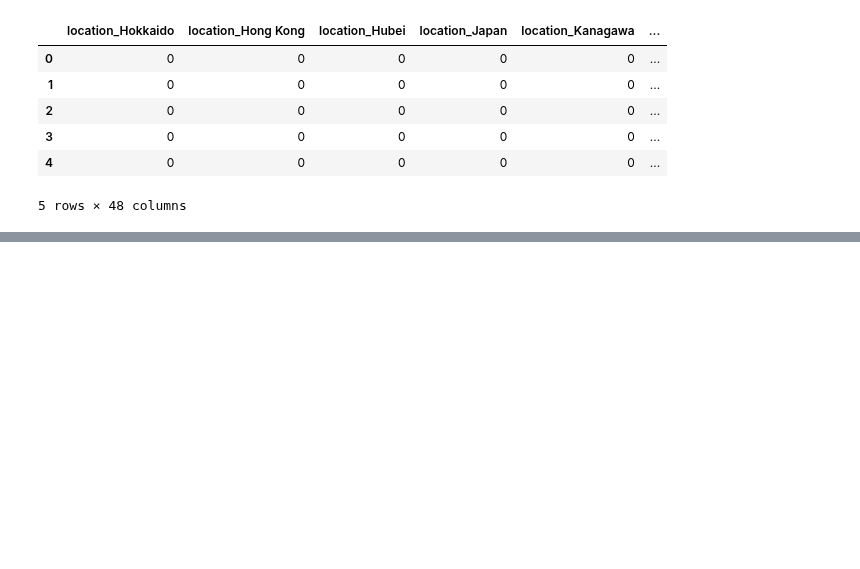
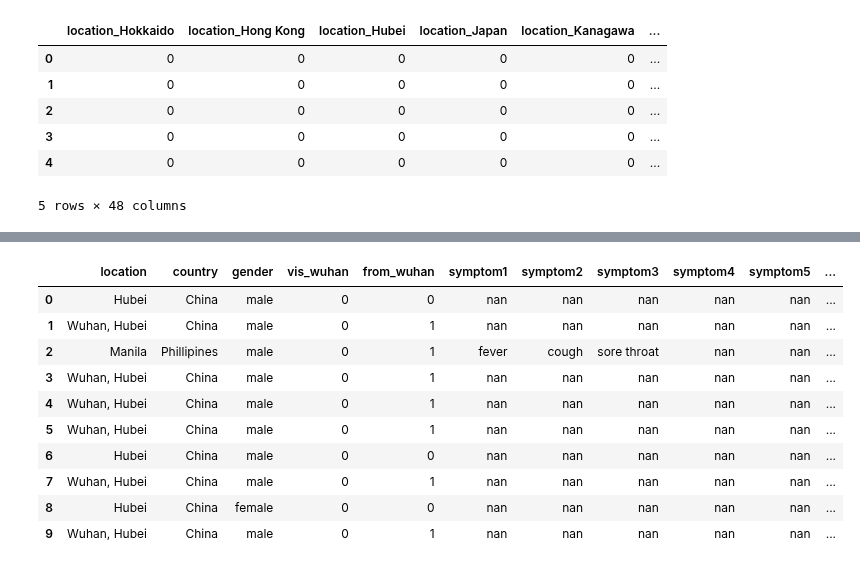
Before and after one commit to johnklee/ml_articles, a Jupyter notebook: others/Boost_Model_Accuracy_of_Imbalanced_COVID-19_Mortality_Prediction_Using_GAN-based_Oversampling_Technique/notebook.ipynb, the cells around one changed output, grey strips where cells are left out. Cells and saved outputs as stored; diff of their text form; code cells hidden in the pictures; blank space fills up the shorter version.

```diff
--- a/others/Boost_Model_Accuracy_of_Imbalanced_COVID-19_Mortality_Prediction_Using_GAN-based_Oversampling_Technique/notebook.ipynb
+++ b/others/Boost_Model_Accuracy_of_Imbalanced_COVID-19_Mortality_Prediction_Using_GAN-based_Oversampling_Technique/notebook.ipynb
@@ -652,0 +762,14 @@ diff_sym_hos Comparison between Original Data and Generated Data
+# %%
+df_generated_data.head(n=10)
+# %% [output]
+|  | location | country | gender | vis_wuhan | from_wuhan | symptom1 | symptom2 | symptom3 | symptom4 | symptom5 | ... |
+| 0 | Hubei | China | male | 0 | 0 | nan | nan | nan | nan | nan | ... |
+| 1 | Wuhan, Hubei | China | male | 0 | 1 | nan | nan | nan | nan | nan | ... |
+| 2 | Manila | Phillipines | male | 0 | 1 | fever | cough | sore throat | nan | nan | ... |
+| 3 | Wuhan, Hubei | China | male | 0 | 1 | nan | nan | nan | nan | nan | ... |
+| 4 | Wuhan, Hubei | China | male | 0 | 1 | nan | nan | nan | nan | nan | ... |
+| 5 | Wuhan, Hubei | China | male | 0 | 1 | nan | nan | nan | nan | nan | ... |
+| 6 | Hubei | China | male | 0 | 0 | nan | nan | nan | nan | nan | ... |
+| 7 | Wuhan, Hubei | China | male | 0 | 1 | nan | nan | nan | nan | nan | ... |
+| 8 | Hubei | China | female | 0 | 0 | nan | nan | nan | nan | nan | ... |
+| 9 | Wuhan, Hubei | China | male | 0 | 1 | nan | nan | nan | nan | nan | ... |
```
Also changed, not shown: parts of 35 cells of this notebook, 3 other files.
